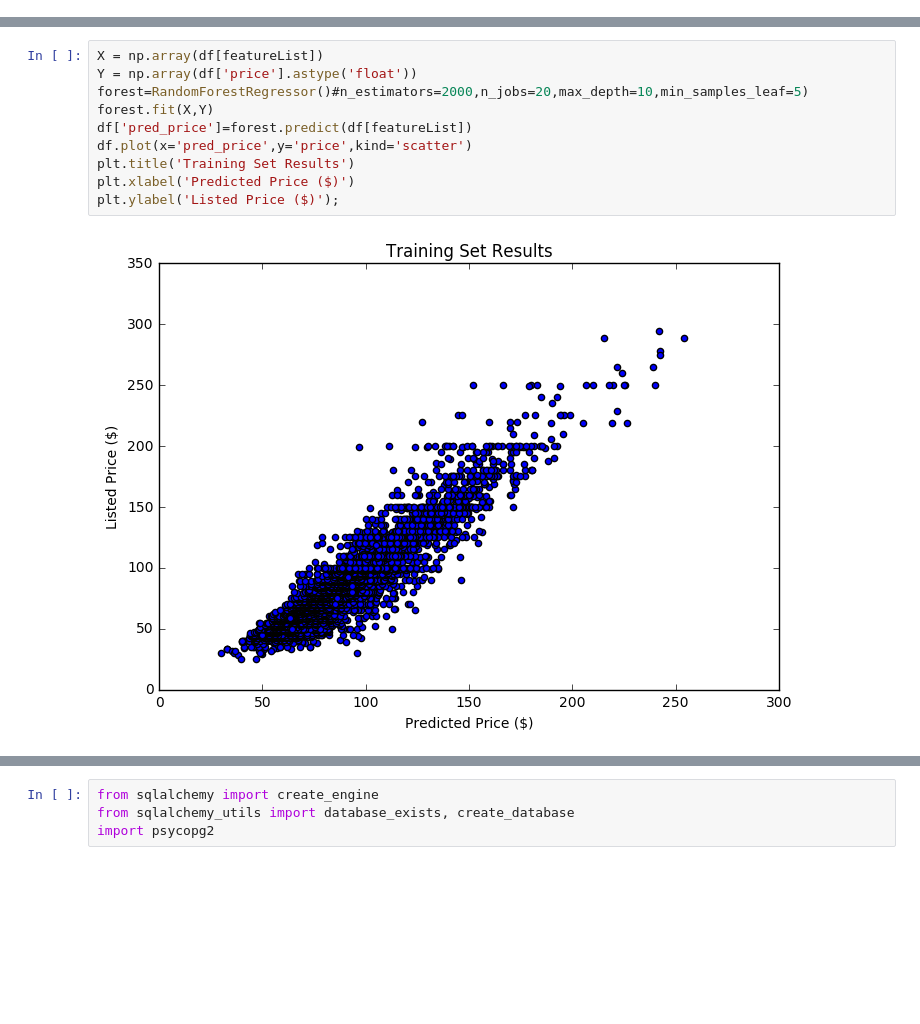
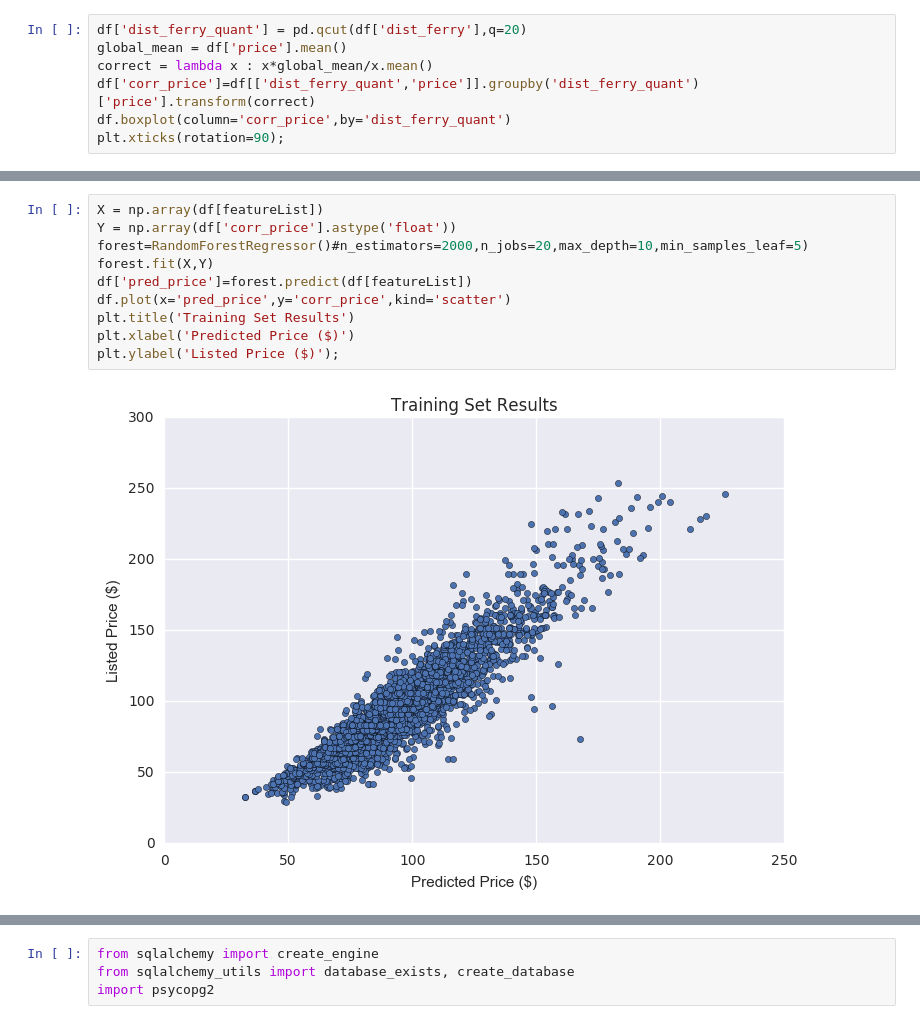
Before and after one commit to btamadio/PricePredictor, a Jupyter notebook: PricePredictor/binary_feature_engineering.ipynb, the cells around one changed output, grey strips where cells are left out. Saved outputs shown, nothing was run; the diff lists cells and outputs as text; blank space fills up the shorter version.

```diff
--- a/PricePredictor/binary_feature_engineering.ipynb
+++ b/PricePredictor/binary_feature_engineering.ipynb
@@ -39,3 +40,10 @@ Try using .loc[row_indexer,col_indexer] = value instead
 
 See the caveats in the documentation: http://pandas.pydata.org/pandas-docs/stable/indexing.html#indexing-view-versus-copy
   df['instant_book'] = temp_df['instant_book'].apply(lambda x:bool(x))
+# %%
+df['dist_ferry_quant'] = pd.qcut(df['dist_ferry'],q=20)
+global_mean = df['price'].mean()
+correct = lambda x : x*global_mean/x.mean()
+df['corr_price']=df[['dist_ferry_quant','price']].groupby('dist_ferry_quant')['price'].transform(correct)
+df.boxplot(column='corr_price',by='dist_ferry_quant')
+plt.xticks(rotation=90);
@@ -42,15 +52,15 @@ See the caveats in the documentation: http://pandas.pydata.org/pandas-docs/stabl
 # %%
 X = np.array(df[featureList])
-Y = np.array(df['price'].astype('float'))
+Y = np.array(df['corr_price'].astype('float'))
 forest=RandomForestRegressor()#n_estimators=2000,n_jobs=20,max_depth=10,min_samples_leaf=5)
 forest.fit(X,Y)
 df['pred_price']=forest.predict(df[featureList])
-df.plot(x='pred_price',y='price',kind='scatter')
+df.plot(x='pred_price',y='corr_price',kind='scatter')
 plt.title('Training Set Results')
 plt.xlabel('Predicted Price ($)')
 plt.ylabel('Listed Price ($)');
 # %% [output]
-[figure, old version]
+[figure, new version]
 # %%
 importances = forest.feature_importances_
 std = np.std([tree.feature_importances_ for tree in forest.estimators_],
```
Also changed, not shown: parts of 7 cells of this notebook, 3 other files.
